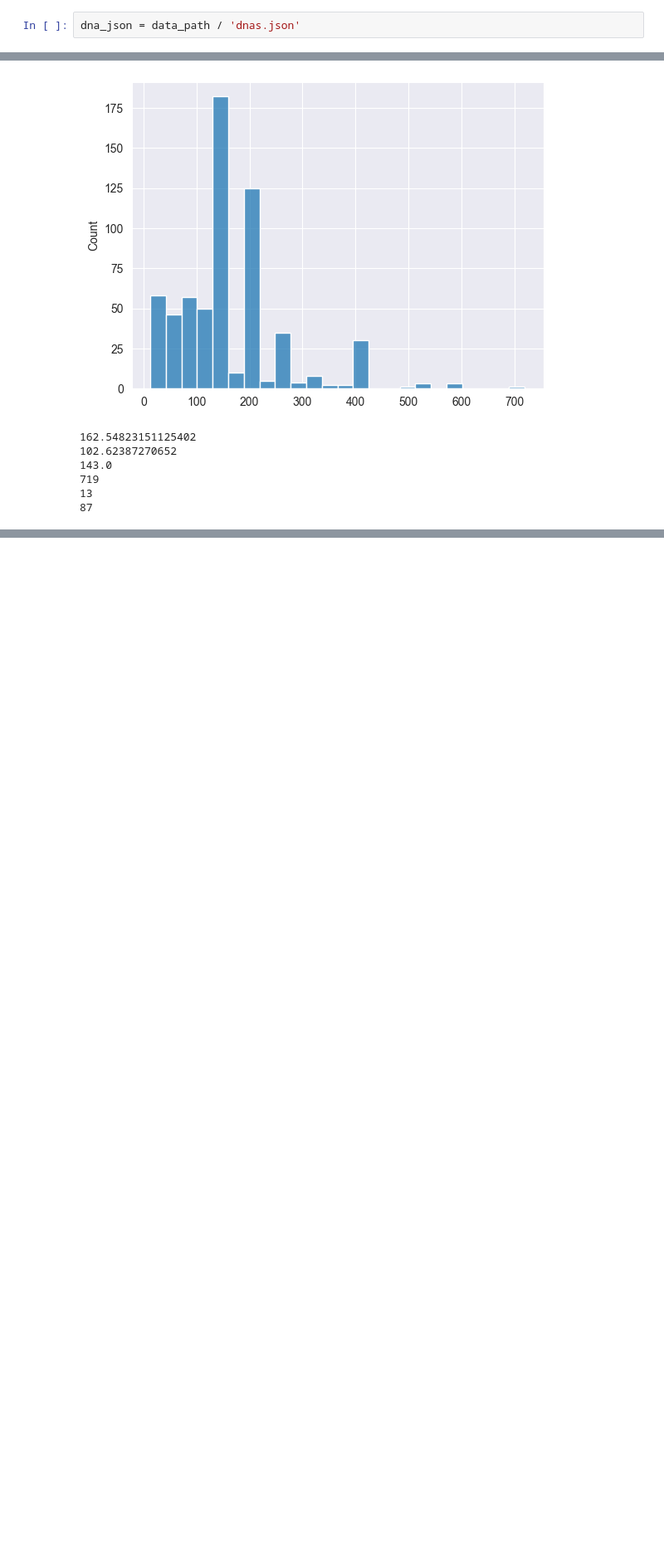
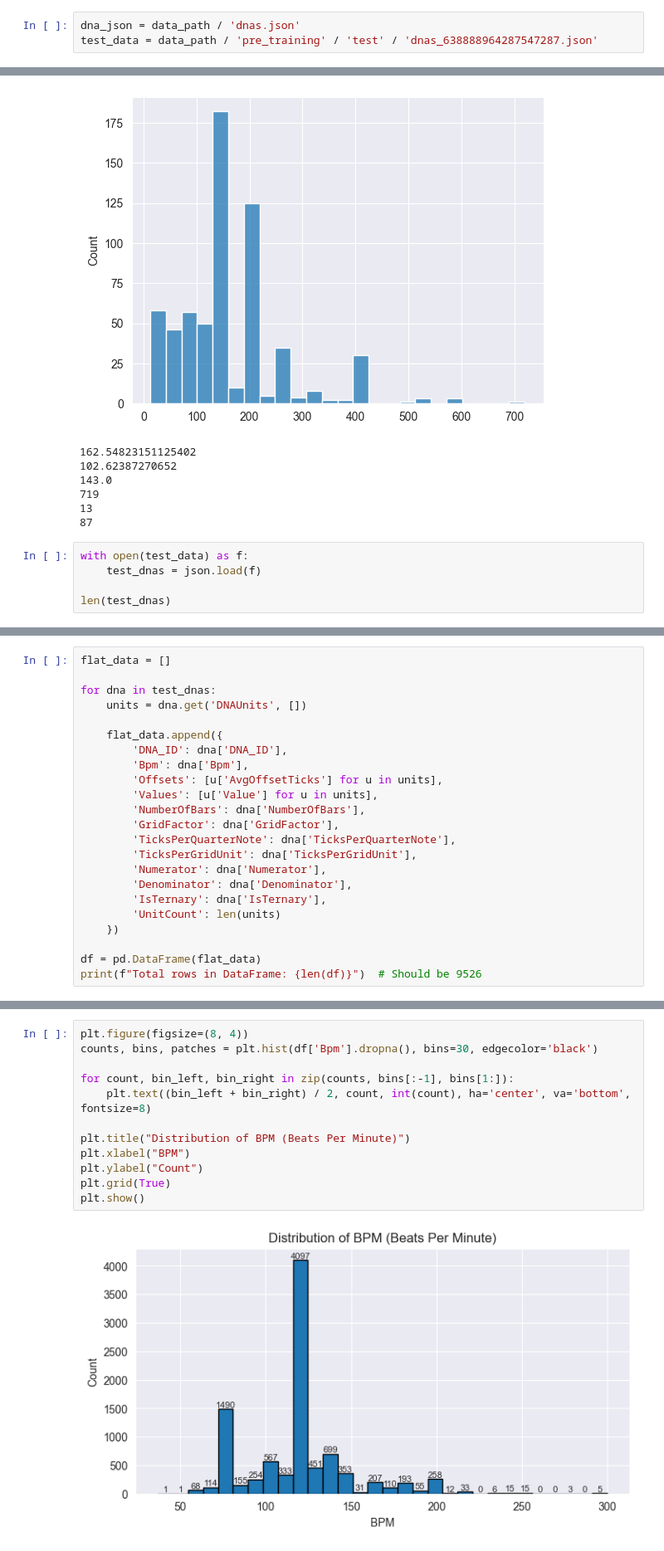
Before and after one commit to FlowkoHinti/GroovePal, a Jupyter notebook: EDA/DNAAnalysis.ipynb, the cells around one changed output, grey strips where cells are left out. Shown at 83% size. Cells and saved outputs as stored; diff of their text form; blank space fills up the shorter version.

```diff
--- a/EDA/DNAAnalysis.ipynb
+++ b/EDA/DNAAnalysis.ipynb
@@ -11,6 +11,7 @@ from pathlib import Path
 data_path = Path.cwd().parent / 'Data'
 # %%
 dna_json = data_path / 'dnas.json'
+test_data = data_path / 'pre_training' / 'test' / 'dnas_638888964287547287.json'
 # %%
 with open(dna_json) as f:
     dnas = json.load(f)
@@ -210,3 +181,8 @@ print(len(count_greater))
 719
 13
 87
+# %%
+with open(test_data) as f:
+    test_dnas = json.load(f)
+
+len(test_dnas)
@@ -212,0 +248,23 @@ print(len(count_greater))
+# %%
+flat_data = []
+
+for dna in test_dnas:
+    units = dna.get('DNAUnits', [])
+
+    flat_data.append({
+        'DNA_ID': dna['DNA_ID'],
+        'Bpm': dna['Bpm'],
+        'Offsets': [u['AvgOffsetTicks'] for u in units],
+        'Values': [u['Value'] for u in units],
+        'NumberOfBars': dna['NumberOfBars'],
+        'GridFactor': dna['GridFactor'],
+        'TicksPerQuarterNote': dna['TicksPerQuarterNote'],
+        'TicksPerGridUnit': dna['TicksPerGridUnit'],
+        'Numerator': dna['Numerator'],
+        'Denominator': dna['Denominator'],
+        'IsTernary': dna['IsTernary'],
+        'UnitCount': len(units)
+    })
+
+df = pd.DataFrame(flat_data)
+print(f"Total rows in DataFrame: {len(df)}")  # Should be 9526
@@ -212,0 +282,14 @@ print(len(count_greater))
+# %%
+plt.figure(figsize=(8, 4))
+counts, bins, patches = plt.hist(df['Bpm'].dropna(), bins=30, edgecolor='black')
+
+for count, bin_left, bin_right in zip(counts, bins[:-1], bins[1:]):
+    plt.text((bin_left + bin_right) / 2, count, int(count), ha='center', va='bottom', fontsize=8)
+
+plt.title("Distribution of BPM (Beats Per Minute)")
+plt.xlabel("BPM")
+plt.ylabel("Count")
+plt.grid(True)
+plt.show()
+# %% [output]
+[figure, added]
```
Also changed, not shown: parts of 12 cells of this notebook, 10 other files.
